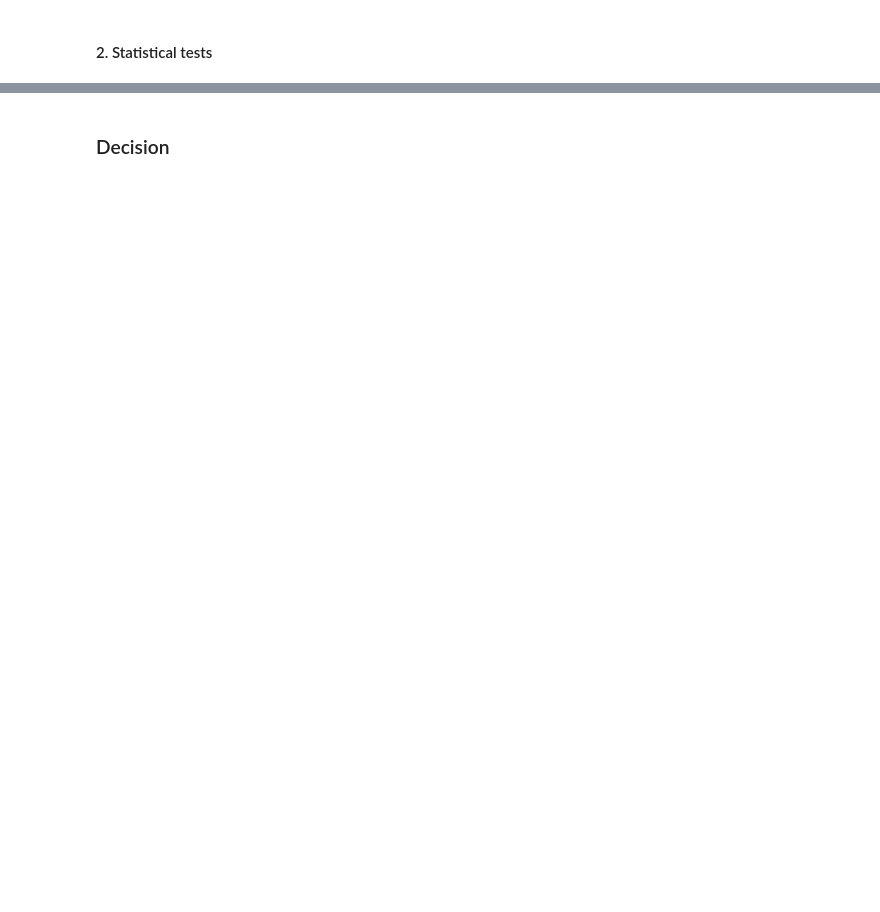
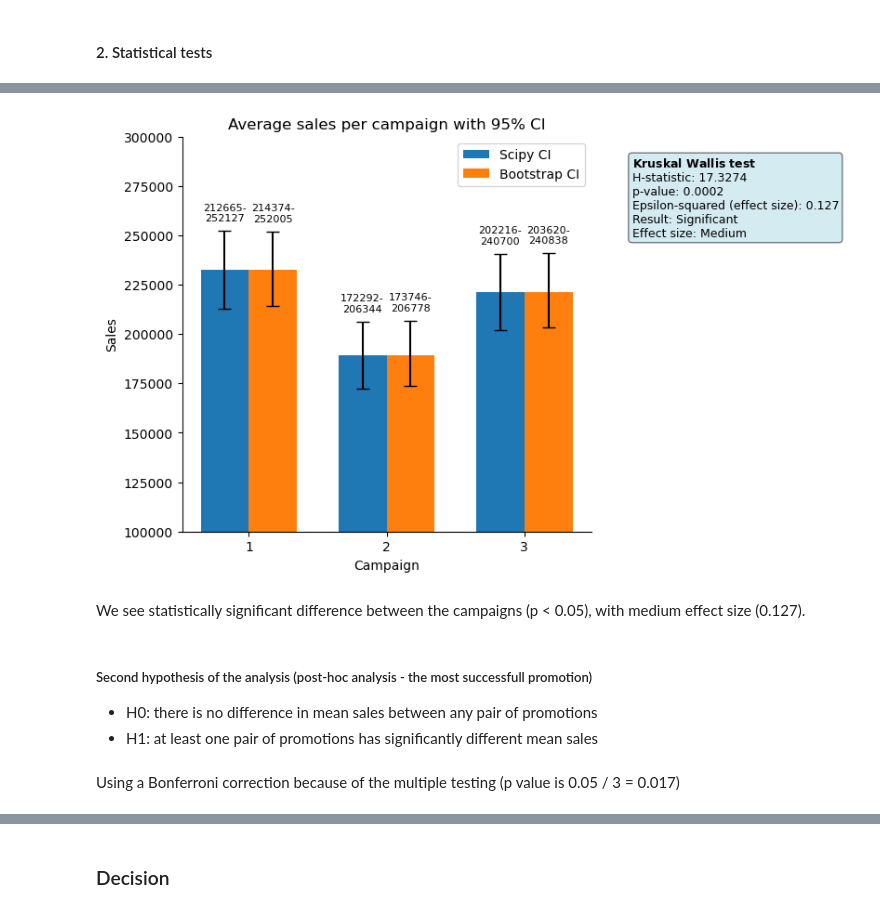
Before and after one commit to Marta-T/Statistical_Testing_Looker_Dashboard, a Jupyter notebook: fast_food_marketing_AB_test.ipynb, the cells around one changed output, grey strips where cells are left out. Drawn from its saved outputs; the diff is of its cells as text; code cells hidden in the pictures; blank space fills up the shorter version.

```diff
--- a/fast_food_marketing_AB_test.ipynb
+++ b/fast_food_marketing_AB_test.ipynb
@@ -84,0 +192,22 @@ Second hypothesis of the analysis (the most successfull promotion):
+# %%
+means = [promotions[i].mean() for i in range(1, 4)]
+scipy_ci_list = [scipy_ci[i] for i in range(1, 4)]
+bootstrap_ci_list = [bootstrap_ci[i] for i in range(1, 4)]
+# %%
+scipy_lower_errors = []
+scipy_upper_errors = []
+
+for mean, ci in zip(means, scipy_ci_list):
+    lower_error = mean - ci[0]
+    scipy_lower_errors.append(lower_error)
+    upper_error = ci[1] - mean
+    scipy_upper_errors.append(upper_error)
+# %%
+bootstrap_lower_errors = []
+bootstrap_upper_errors = []
+
+for mean, ci in zip(means, bootstrap_ci_list):
+    lower_error = mean - ci[0]
+    bootstrap_lower_errors.append(lower_error)
+    upper_error = ci[1] - mean
+    bootstrap_upper_errors.append(upper_error)
@@ -84,0 +218,32 @@ Second hypothesis of the analysis (the most successfull promotion):
+# %%
+kruskal_wallis_test_text = (
+    r"$\bf{Kruskal\ Wallis\ test}$" + "\n" +
+    f"H-statistic: {statistic:.4f}\n" +
+    f"p-value: {p_value:.4f}\n" +
+    f"Epsilon-squared (effect size): {epsilon_squared:.3f}\n" +
+    f"Result: {'Significant' if p_value < 0.05 else 'Not significant'}\n" +
+    f"Effect size: {'Negligible' if epsilon_squared < 0.01 else 'Small' if epsilon_squared < 0.08 else 'Medium' if epsilon_squared < 0.26 else 'Large'}"
+)
+# %%
+histogram_with_ci(means,
+                  scipy_lower_errors,
+                  scipy_upper_errors,
+                  bootstrap_lower_errors,
+                  bootstrap_upper_errors,
+                  scipy_ci_list,
+                  bootstrap_ci_list,
+                  title='Average sales per campaign with 95% CI',
+                  ylabel='Sales',
+                  xlabel='Campaign',
+                  labels=[1,2,3],
+                  stats_text=kruskal_wallis_test_text)
+# %% [output]
+[figure, added]
+# %% [markdown]
+We see statistically significant difference between the campaigns (p < 0.05), with medium effect size (0.127).
+# %% [markdown]
+##### Second hypothesis of the analysis (post-hoc analysis - the most successfull promotion)
+- H0: there is no difference in mean sales between any pair of promotions
+- H1: at least one pair of promotions has significantly different mean sales
+# %% [markdown]
+Using a Bonferroni correction because of the multiple testing (p value is 0.05 / 3 = 0.017)
```
Also changed, not shown: parts of 36 cells of this notebook, 1 other file.
